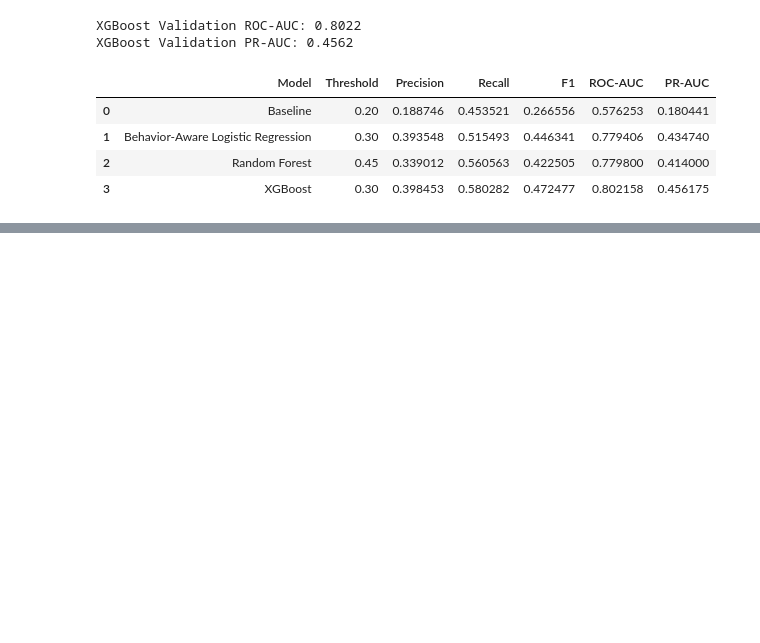
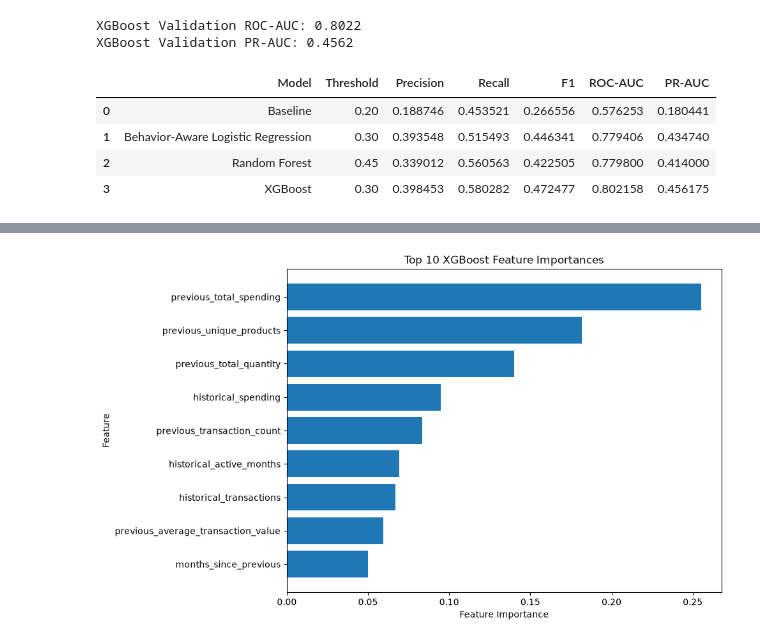
Before and after one commit to saraalwadia/customer-behavior-shift-detection, a Jupyter notebook: notebooks/04_modeling.ipynb, the cells around one changed output, grey strips where cells are left out. Saved outputs shown, nothing was run; the diff lists cells and outputs as text; code cells hidden in the pictures; blank space fills up the shorter version.

Commit message:
Complete model comparison and final XGBoost analysis

```diff
--- a/notebooks/04_modeling.ipynb
+++ b/notebooks/04_modeling.ipynb
@@ -2360,0 +2396,6 @@ model_comparison
+# %%
+# Display the top 10 most important features
+
+top_xgb_features = xgb_feature_importance.head(10)
+
+top_xgb_features
@@ -2360,0 +2413,27 @@ model_comparison
+# %%
+# Create output directory
+os.makedirs("../outputs/plots/04_modeling", exist_ok=True)
+
+plt.figure(figsize=(10, 6))
+
+plt.barh(
+    top_xgb_features["feature"][::-1],
+    top_xgb_features["importance"][::-1]
+)
+
+plt.xlabel("Feature Importance")
+plt.ylabel("Feature")
+plt.title("Top 10 XGBoost Feature Importances")
+
+plt.tight_layout()
+
+# Save figure
+plt.savefig(
+    "../outputs/plots/04_modeling/xgboost_feature_importance.png",
+    dpi=300,
+    bbox_inches="tight"
+)
+
+plt.show()
+# %% [output]
+[figure, added]
```
Also changed, not shown: parts of 23 cells of this notebook, 2 other files.
